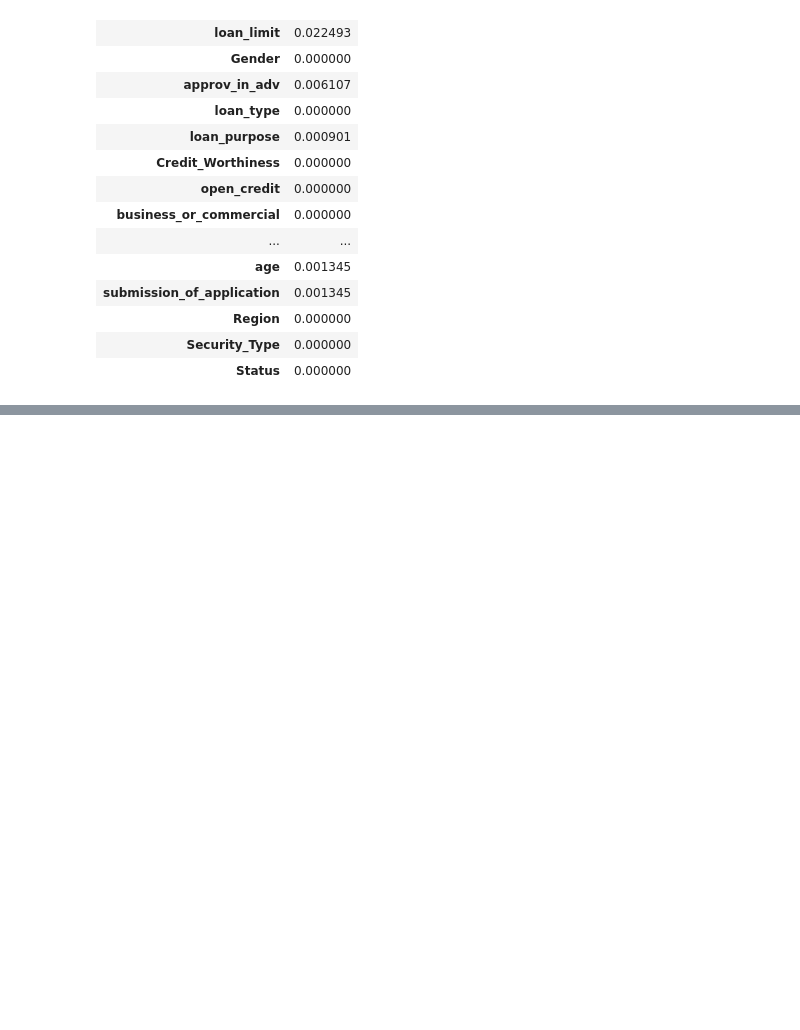
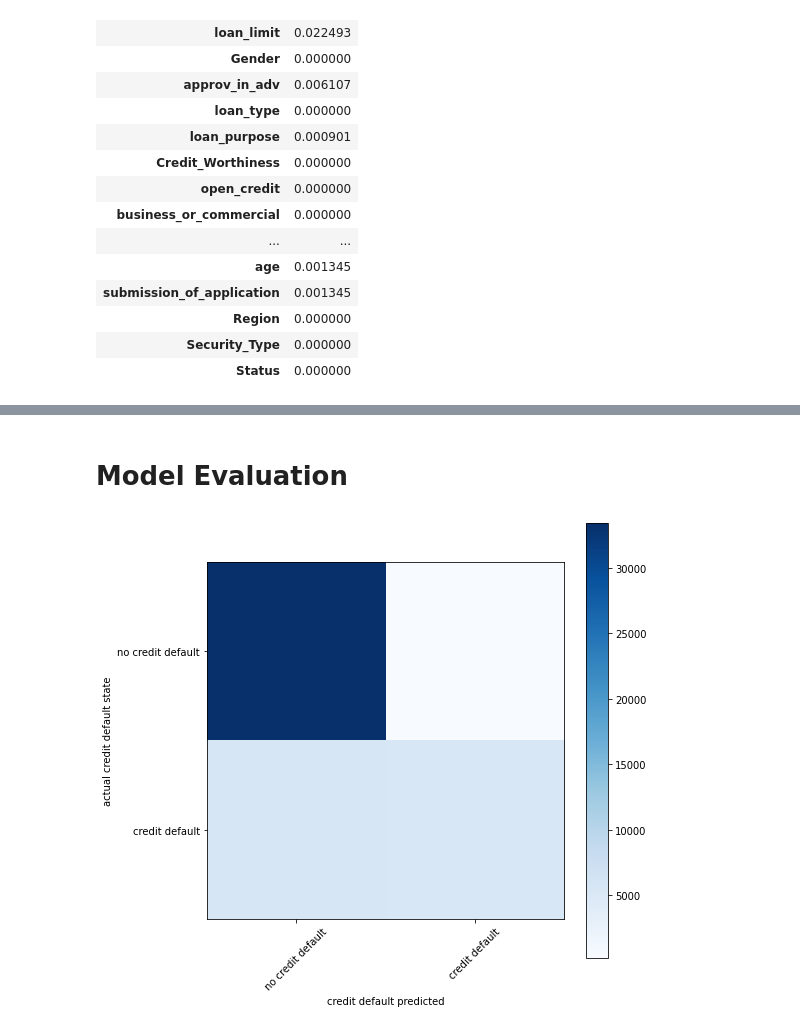
Before and after one commit to Sebastian1981/CustomerAnalytics_CreditDefaultPrediction, a Jupyter notebook: dataprep.ipynb, the cells around one changed output, grey strips where cells are left out. Cells and saved outputs as stored; diff of their text form; code cells hidden in the pictures; blank space fills up the shorter version.

Commit message:
add modeling

```diff
--- a/dataprep.ipynb
+++ b/dataprep.ipynb
@@ -239,0 +454,3 @@ Calculating shap values...
+# %%
+X_train = pd.get_dummies(X_train, columns=cat_features, prefix=cat_features, drop_first=True)
+X_train.head()
@@ -239,0 +465,3 @@ Calculating shap values...
+# %%
+X_test = pd.get_dummies(X_test, columns=cat_features, prefix=cat_features, drop_first=True)
+X_test.head()
@@ -239,0 +480,4 @@ Calculating shap values...
+# %%
+scaler = MinMaxScaler()
+X_train[num_features] = scaler.fit_transform(X_train[num_features])
+X_test[num_features] = scaler.transform(X_test[num_features])
@@ -239,0 +509,3 @@ Calculating shap values...
+# %%
+# train model on training data and validate model on test data
+model, mcm, default_prob = train_best_model(X_train, y_train, X_test, y_test, algorithm='lgbm')
@@ -239,0 +530,7 @@ Calculating shap values...
+# %% [markdown]
+# Model Evaluation
+# %%
+# plot confusion matrix
+fig = plot_confusion_matrix(mcm)
+# %% [output]
+[figure, added]
```
Also changed, not shown: parts of 40 cells of this notebook.
